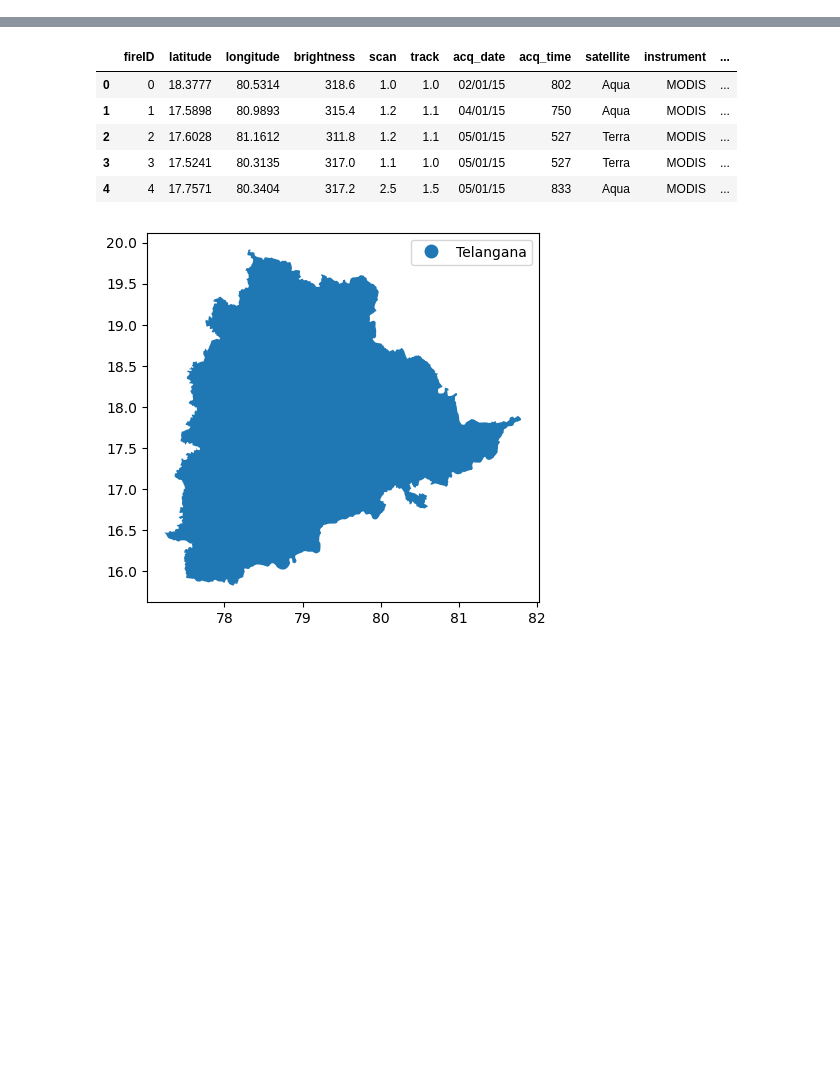
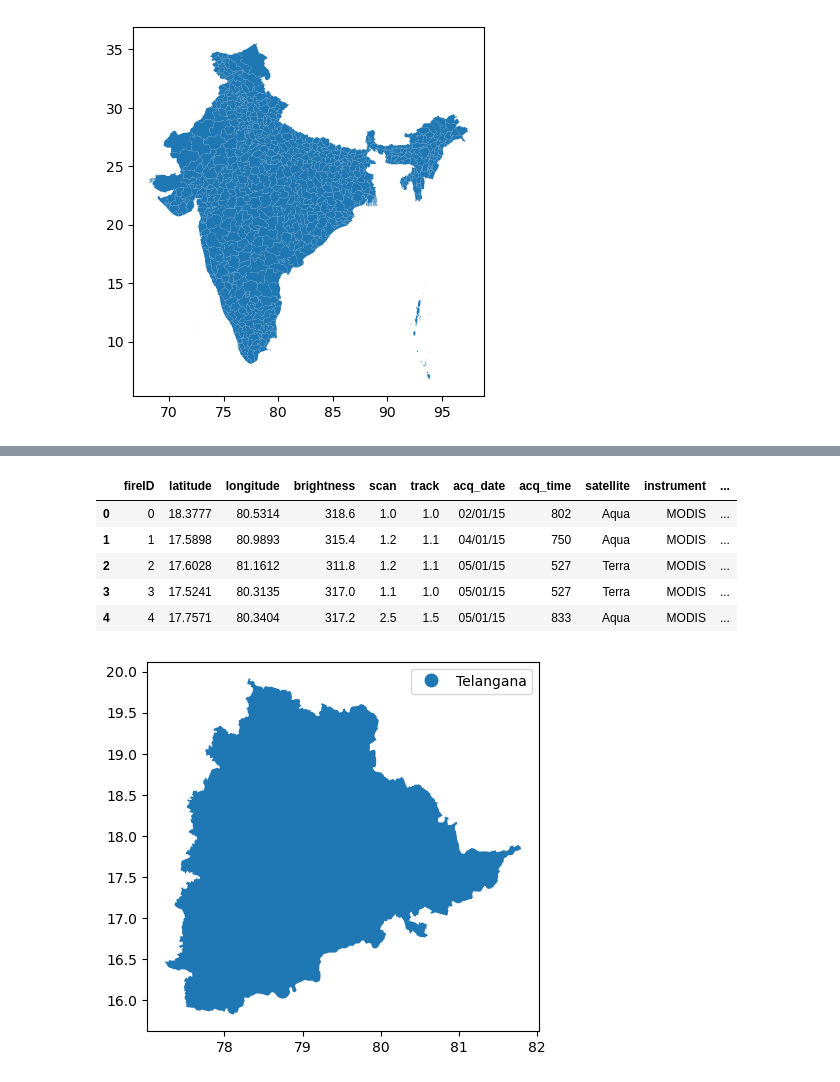
Before and after one commit to undpindia/dicra, a Jupyter notebook: analytics/notebooks/crop_fires/Exploration.ipynb, the cells around one changed output, grey strips where cells are left out. Cells and saved outputs as stored; diff of their text form; code cells hidden in the pictures; blank space fills up the shorter version.

```diff
--- a/analytics/notebooks/crop_fires/Exploration.ipynb
+++ b/analytics/notebooks/crop_fires/Exploration.ipynb
@@ -14,0 +32,7 @@ os.getcwd()
+# %%
+os.chdir('c:\\Users\\Jesse\\OneDrive\\Documenten\\Master BAOR\\Thesis\\GitHub\\dicra\\analytics\\notebooks\\relative_wealth_index\\data\\gadm40_IND_shp')
+shape = gpd.read_file('gadm40_IND_2.shp')
+shape.plot()
+plt.show()
+# %% [output]
+[figure, added]
```
Also changed, not shown: parts of 9 cells of this notebook.
